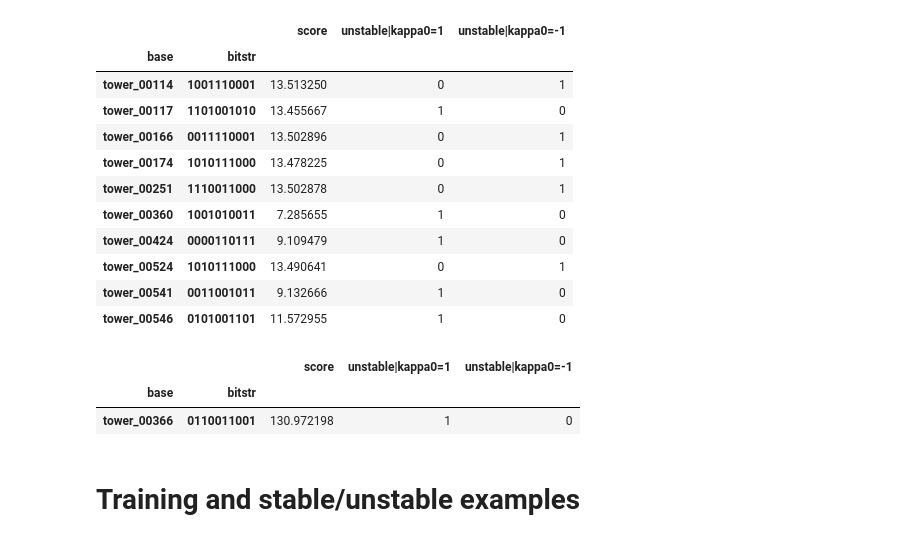
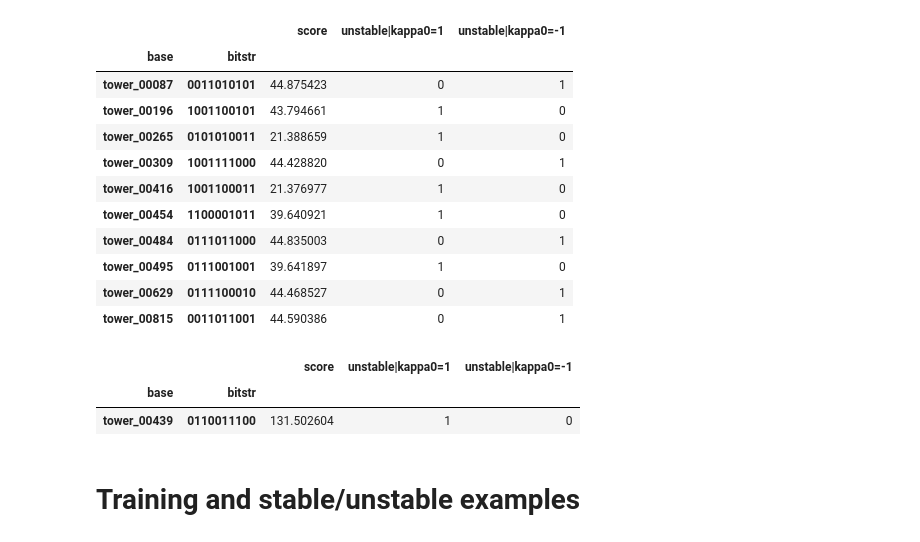
Before and after one commit to berkeley-cocosci/mass-inference, a Jupyter notebook: lib/mass/analysis/choose-stimuli.ipynb, the cells around one changed output. Saved outputs shown, nothing was run; the diff lists cells and outputs as text; code cells hidden in the pictures.

```diff
--- a/lib/mass/analysis/choose-stimuli.ipynb
+++ b/lib/mass/analysis/choose-stimuli.ipynb
@@ -66,25 +76,29 @@ def make_ipe(arr):
 def savestims(stims, old_dir, new_dir, style):
 
     # create new directory for stimuli
-    old_dir = path("../resources/sso/" + old_dir)
-    new_dir = path("../resources/sso/" + new_dir)
+    old_dir = CPO_PATH.joinpath(old_dir)
+    new_dir = CPO_PATH.joinpath(new_dir)
     if new_dir.exists():
 	shutil.rmtree(new_dir)
     new_dir.makedirs_p()
+
+    # Create the sso styler
+    styler = SSOStyler()
 
     # copy stimuli from old directory to new directory
     old_paths = [old_dir.joinpath("_".join(x) + ".cpo") for x in stims.index]
     new_paths = [new_dir.joinpath("_".join(x) + ".cpo") for x in stims.index]
     for old_path, new_path in zip(old_paths, new_paths):
-	shutil.copy(old_path, new_path)
-
-    # apply graphics and physics style to new stimuli
-    apply_style(new_paths, style, rso=rso)
+	# load the old SSO
+	sso = SSO.load_tree(old_path)
+	# style it
+	styler.apply(sso, style)
+	# save it to the new location
+	sso.save_tree(new_path)
 # %%
 # extract feedback and ipe samples
-sigmas = mresp.groupby(level='sigma')
-fb = make_fb(sigmas.get_group(0))
-ipe = make_ipe(sigmas.get_group(0.05))
+fb = make_fb(mresp_fb.groupby(level='sigma').get_group(0))
+ipe = make_ipe(mresp_ipe.groupby(level='sigma').get_group(0.04))
 # %%
 # compute IPE p(fall | ratio)
 pfell = ipe.groupby(level=STIMULUS, group_keys=False)\
@@ -129,10 +143,6 @@ lhr = pd.DataFrame({
     'P(data|kappa0=1,kappa=-1)': lh['P(data|kappa)'].ix[:, :, 1.0, -1.0],
     'P(data|kappa0=-1,kappa=1)': lh['P(data|kappa)'].ix[:, :, -1.0, 1.0],
     'P(data|kappa0=-1,kappa=-1)': lh['P(data|kappa)'].ix[:, :, -1.0, -1.0],
-    'P(data|kappa0=1,kappa=0.3)': lh['P(data|kappa)'].ix[:, :, 1.0, 0.3],
-    'P(data|kappa0=1,kappa=-0.3)': lh['P(data|kappa)'].ix[:, :, 1.0, -0.3],
-    'P(data|kappa0=-1,kappa=0.3)': lh['P(data|kappa)'].ix[:, :, -1.0, 0.3],
-    'P(data|kappa0=-1,kappa=-0.3)': lh['P(data|kappa)'].ix[:, :, -1.0, -0.3]
 })
 lhr.head()
 # %% [output]
@@ -162,12 +172,10 @@ lhr.head()
 # compute whether the feedback is consistent with model expectations
 lhr['consistent|kappa0=1'] = (
     (lhr['LHR(kappa0=1)'] > 1) &
-    (lhr['P(data|kappa0=1,kappa=1)'] > 0.5) &
-    (lhr['P(data|kappa0=1,kappa=0.3)'] > 0.5))
+    (lhr['P(data|kappa0=1,kappa=-1)'] < 0.32))
 lhr['consistent|kappa0=-1'] = (
     (lhr['LHR(kappa0=-1)'] > 1) &
-    (lhr['P(data|kappa0=-1,kappa=-1)'] > 0.5) &
-    (lhr['P(data|kappa0=-1,kappa=-0.3)'] > 0.5))
+    (lhr['P(data|kappa0=-1,kappa=1)'] < 0.32))
 lhr['consistent'] = lhr['consistent|kappa0=1'] & lhr['consistent|kappa0=-1']
 lhr.head()
 # %% [output]
@@ -242,32 +253,34 @@ stims_b
 # %%
 # choose 5 stable and 5 unstable stimuli for the prediction+fb task
 stable = scores.groupby('unstable|kappa0=1').get_group(0)[10:15]
 unstable = scores.groupby('unstable|kappa0=1').get_group(1)[11:16]
 stims_a = pd.concat([stable, unstable]).sortlevel()
+assert len(stims_a) == 10
 savestims(stims_a, "mass-all", "mass-inference-G-a", "mass_colors")
 stims_a
 # %% [output]
 |  |  | score | unstable|kappa0=1 | unstable|kappa0=-1 |
 | base | bitstr |  |  |  |
-| tower_00114 | 1001110001 | 13.513250 | 0 | 1 |
-| tower_00117 | 1101001010 | 13.455667 | 1 | 0 |
-| tower_00166 | 0011110001 | 13.502896 | 0 | 1 |
-| tower_00174 | 1010111000 | 13.478225 | 0 | 1 |
-| tower_00251 | 1110011000 | 13.502878 | 0 | 1 |
-| tower_00360 | 1001010011 | 7.285655 | 1 | 0 |
-| tower_00424 | 0000110111 | 9.109479 | 1 | 0 |
-| tower_00524 | 1010111000 | 13.490641 | 0 | 1 |
-| tower_00541 | 0011001011 | 9.132666 | 1 | 0 |
-| tower_00546 | 0101001101 | 11.572955 | 1 | 0 |
+| tower_00087 | 0011010101 | 44.875423 | 0 | 1 |
+| tower_00196 | 1001100101 | 43.794661 | 1 | 0 |
+| tower_00265 | 0101010011 | 21.388659 | 1 | 0 |
+| tower_00309 | 1001111000 | 44.428820 | 0 | 1 |
+| tower_00416 | 1001100011 | 21.376977 | 1 | 0 |
+| tower_00454 | 1100001011 | 39.640921 | 1 | 0 |
+| tower_00484 | 0111011000 | 44.835003 | 0 | 1 |
+| tower_00495 | 0111001001 | 39.641897 | 1 | 0 |
+| tower_00629 | 0111100010 | 44.468527 | 0 | 1 |
+| tower_00815 | 0011011001 | 44.590386 | 0 | 1 |
 # %%
 # choose the mass example
 mass_example = scores.groupby('unstable|kappa0=1').get_group(1)[:1]
+assert len(mass_example) == 1
 savestims(mass_example, "mass-all", "mass-inference-example-G", "mass_colors")
 mass_example
 # %% [output]
 |  |  | score | unstable|kappa0=1 | unstable|kappa0=-1 |
 | base | bitstr |  |  |  |
-| tower_00366 | 0110011001 | 130.972198 | 1 | 0 |
+| tower_00439 | 0110011100 | 131.502604 | 1 | 0 |
 # %% [markdown]
 # Training and stable/unstable examples
 # %%
```
Also changed, not shown: parts of 18 cells of this notebook, 39 other files.
